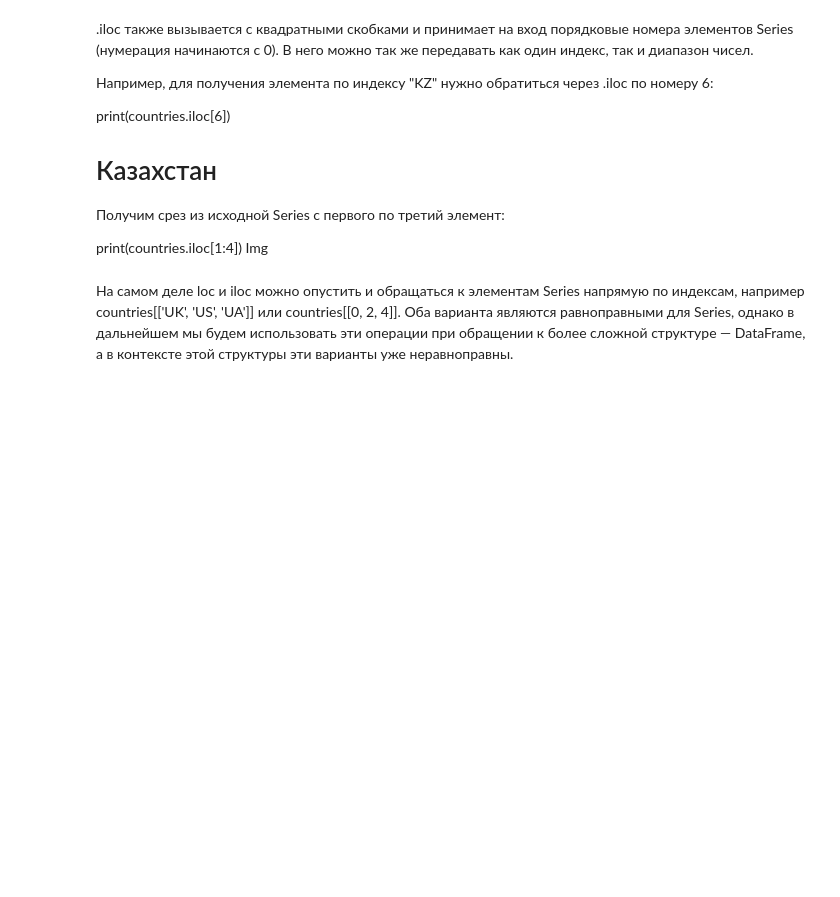
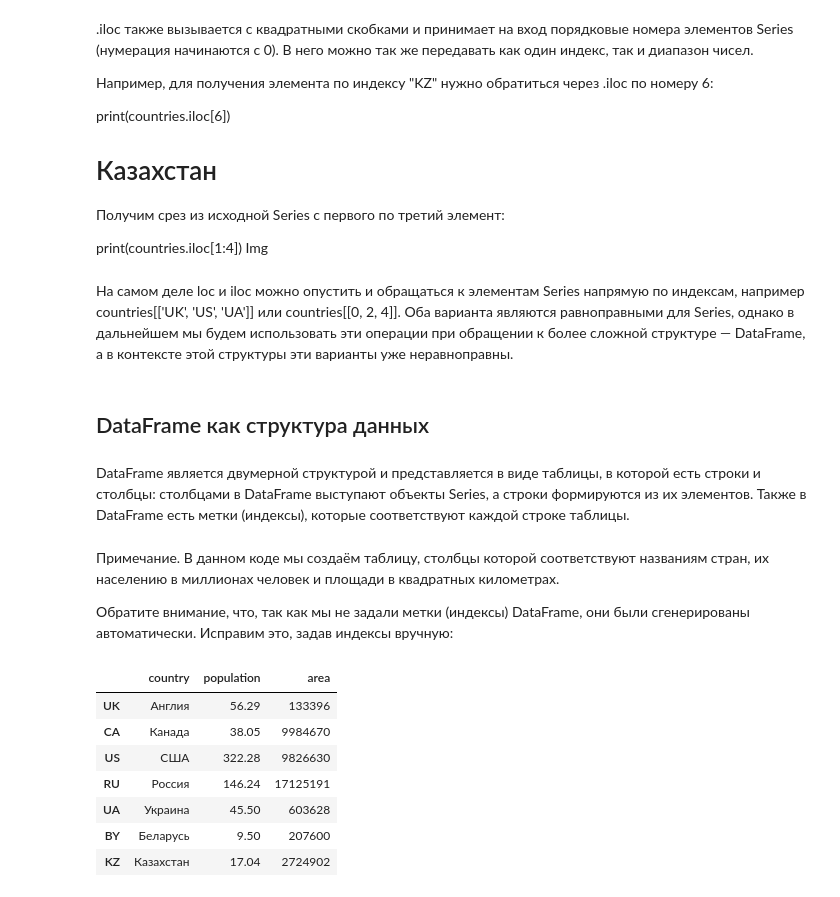
Before and after one commit to Artem221084/demo, a Jupyter notebook: Skillfactor/work.ipynb, the cells around one changed output. Drawn from its saved outputs; the diff is of its cells as text; code cells hidden in the pictures; blank space fills up the shorter version.

```diff
--- a/Skillfactor/work.ipynb
+++ b/Skillfactor/work.ipynb
@@ -87,3 +87,33 @@ print(countries.iloc[1:4])
 Img
 # %% [markdown]
 На самом деле loc и iloc можно опустить и обращаться к элементам Series напрямую по индексам, например countries[['UK', 'US', 'UA']] или countries[[0, 2, 4]]. Оба варианта являются равноправными для Series, однако в дальнейшем мы будем использовать эти операции при обращении к более сложной структуре — DataFrame, а в контексте этой структуры эти варианты уже неравноправны.
+# %% [markdown]
+## DataFrame как структура данных
+# %% [markdown]
+DataFrame является двумерной структурой и представляется в виде таблицы, в которой есть строки и столбцы: столбцами в DataFrame выступают объекты Series, а строки формируются из их элементов. Также в DataFrame есть метки (индексы), которые соответствуют каждой строке таблицы.
+# %%
+# способ №1 — создания DataFrame — из словаря, ключами которого являются имена столбцов будущей таблицы, а значениями — списки, в которых хранится содержимое этих столбцов:
+
+import pandas as pd
+countries_df = pd.DataFrame({
+    'country': ['Англия', 'Канада', 'США', 'Россия', 'Украина', 'Беларусь', 'Казахстан'],
+    'population': [56.29, 38.05, 322.28, 146.24, 45.5, 9.5, 17.04],
+    'area': [133396, 9984670, 9826630, 17125191, 603628, 207600, 2724902]
+})
+display(countries_df)
+# %% [markdown]
+Примечание. В данном коде мы создаём таблицу, столбцы которой соответствуют названиям стран, их населению в миллионах человек и площади в квадратных километрах.
+
+Обратите внимание, что, так как мы не задали метки (индексы) DataFrame, они были сгенерированы автоматически. Исправим это, задав индексы вручную:
+# %%
+countries_df.index = ['UK', 'CA', 'US', 'RU', 'UA', 'BY', 'KZ']
+display(countries_df)
+# %% [output]
+|  | country | population | area |
+| UK | Англия | 56.29 | 133396 |
+| CA | Канада | 38.05 | 9984670 |
+| US | США | 322.28 | 9826630 |
+| RU | Россия | 146.24 | 17125191 |
+| UA | Украина | 45.50 | 603628 |
+| BY | Беларусь | 9.50 | 207600 |
+| KZ | Казахстан | 17.04 | 2724902 |
```
Also changed, not shown: parts of 72 cells of this notebook, 3 other files.
